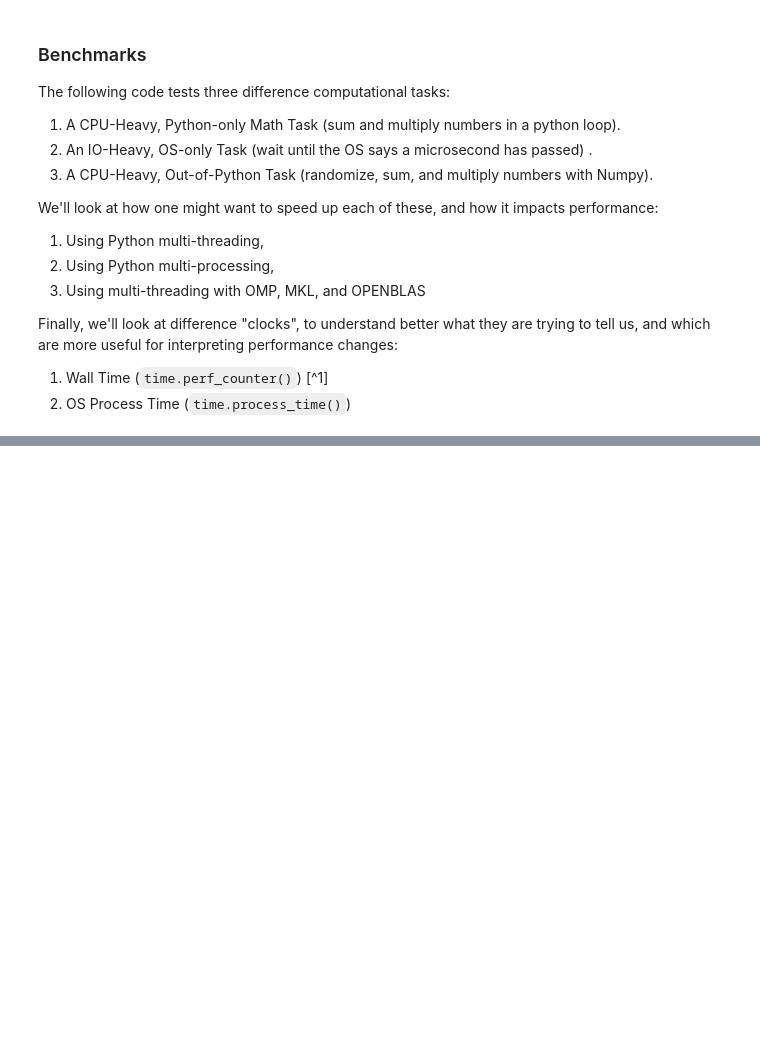
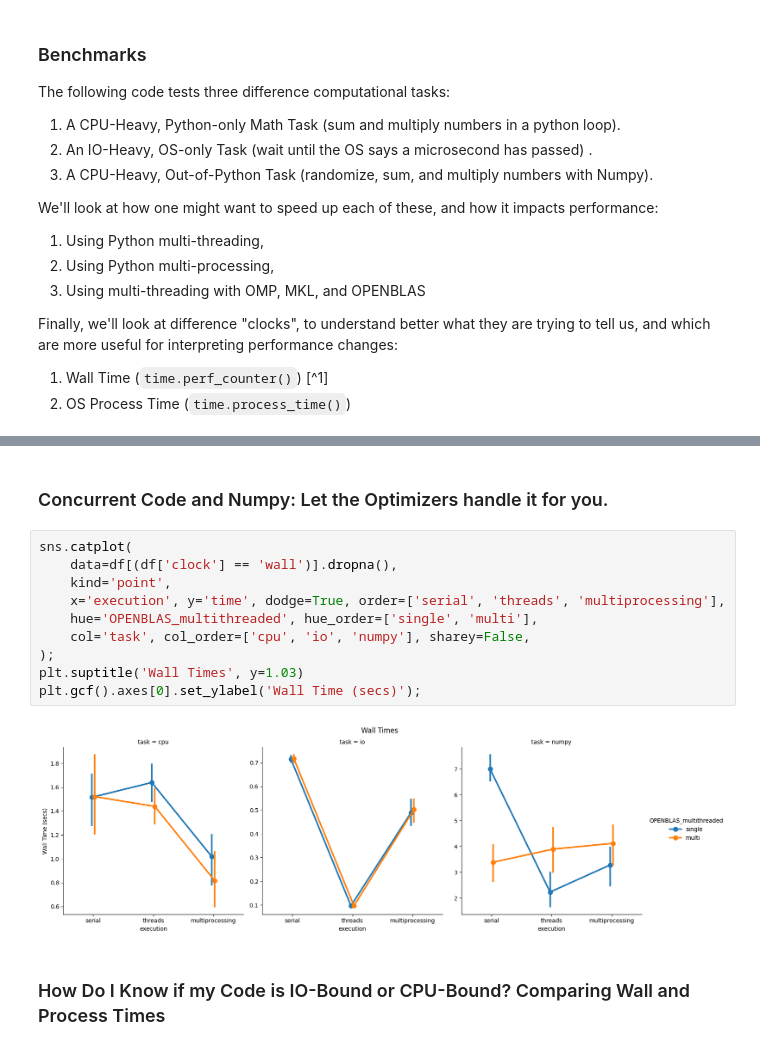
Before and after one commit to nickdelgrosso/HelmholtzAI-TrainingSeries2025, a Jupyter notebook: notebooks/04_profiling/threading_performance.ipynb, the cells around one changed output, grey strips where cells are left out. Cells and saved outputs as stored; diff of their text form; blank space fills up the shorter version.

```diff
--- a/notebooks/04_profiling/threading_performance.ipynb
+++ b/notebooks/04_profiling/threading_performance.ipynb
@@ -111,0 +129,16 @@ plt.gcf().axes[0].set_ylabel('Wall Time (secs)');
+# %% [markdown]
+### Concurrent Code and Numpy: Let the Optimizers handle it for you.
+# %%
+sns.catplot(
+    data=df[(df['clock'] == 'wall')].dropna(),
+    kind='point',
+    x='execution', y='time', dodge=True, order=['serial', 'threads', 'multiprocessing'],
+    hue='OPENBLAS_multithreaded', hue_order=['single', 'multi'],
+    col='task', col_order=['cpu', 'io', 'numpy'], sharey=False,
+);
+plt.suptitle('Wall Times', y=1.03)
+plt.gcf().axes[0].set_ylabel('Wall Time (secs)');
+# %% [output]
+[figure, added]
+# %% [markdown]
+### How Do I Know if my Code is IO-Bound or CPU-Bound? Comparing Wall and Process Times
```
Also changed, not shown: parts of 13 cells of this notebook, 2 other files.
